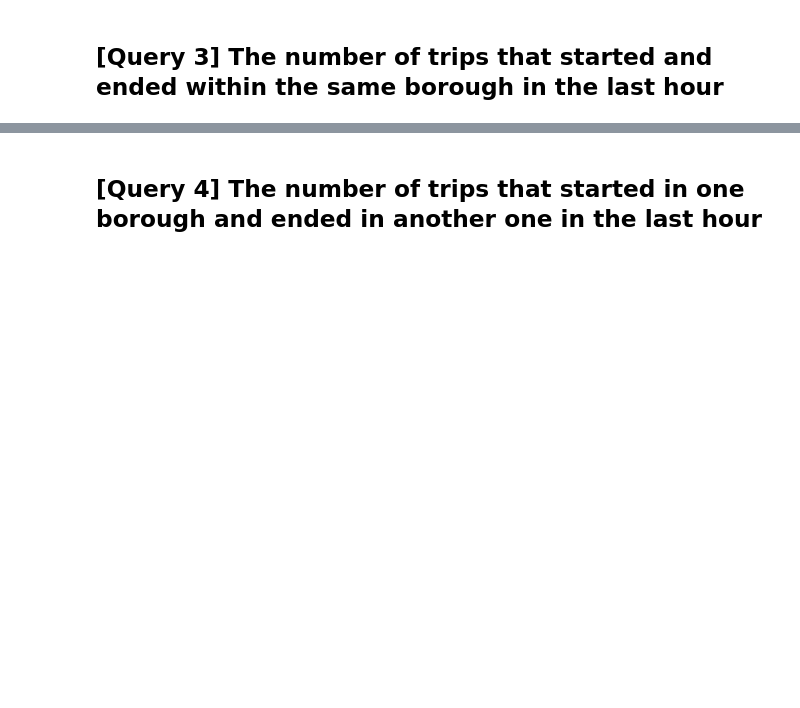
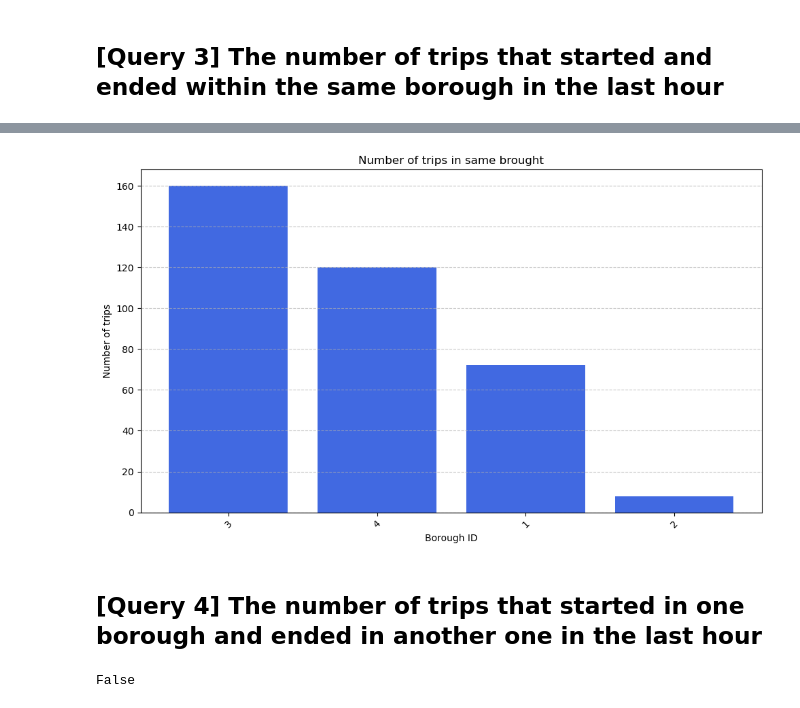
Before and after one commit to thomasabrina/Big-Data-Management-Projects, a Jupyter notebook: Analyzing New York City Taxi Data with Spark Structured Streaming/mnt/Project.ipynb, the cells around one changed output, grey strips where cells are left out. Drawn from its saved outputs; the diff is of its cells as text; code cells hidden in the pictures; blank space fills up the shorter version.

```diff
--- a/Analyzing New York City Taxi Data with Spark Structured Streaming/mnt/Project.ipynb
+++ b/Analyzing New York City Taxi Data with Spark Structured Streaming/mnt/Project.ipynb
@@ -303,5 +318,37 @@ query = trips_per_borough_per_hour.writeStream \
     .option("mergeSchema", "true") \
     .start()
+# %%
+import pandas as pd
+import matplotlib.pyplot as plt
+import numpy as np
+
+
+def read_delta_table(path):
+    return spark.read.format("delta").load(path).toPandas()
+
+pd_fares = read_delta_table(f"{output_path}/{table}")
+
+pd_fares['window_start'] = pd_fares['window'].apply(lambda x: pd.to_datetime(x[0]))
+pd_fares['window_end'] = pd_fares['window'].apply(lambda x: pd.to_datetime(x[1]))
+pd_fares.dropna(subset=['number_of_trips'], inplace=True)
+
+# Calculate the overall average time to the next fare per borough
+brought_same_number = pd_fares.groupby('drop_off_location').agg({'number_of_trips': 'sum'}).reset_index()
+brought_same_number.sort_values(by='number_of_trips', ascending=False, inplace=True)
+
+plt.figure(figsize=(10, 6))
+plt.bar(brought_same_number['drop_off_location'].astype(str), brought_same_number['number_of_trips'], color='royalblue')
+
+plt.xlabel('Borough ID')
+plt.ylabel('Number of trips')
+plt.title('Number of trips in same brought')
+plt.xticks(rotation=45)  # Rotate the labels for better readability
+plt.grid(axis='y', linestyle='--', alpha=0.7)  # Add horizontal grid lines for better alignment
+
+plt.tight_layout()
+plt.show()
+# %% [output]
+[figure, added]
 # %% [markdown]
 ## [Query 4] The number of trips that started in one borough and ended in another one in the last hour
 # %%
@@ -317,6 +364,8 @@ lines_4 = (spark.readStream
     .option("maxOffsetsPerTrigger", 100)
     .load()
 )
-df_4 = lines_4.select(F.from_json(lines_3.value.cast("string"), schema).alias("data")).select("data.*")
+df_4 = lines_4.select(F.from_json(lines_4.value.cast("string"), schema).alias("data")).select("data.*")
 df_4.writeStream.format("console").start().awaitTermination(5)
+# %% [output]
+False
 # %%
```
Also changed, not shown: parts of 7 cells of this notebook, 1 other file.
